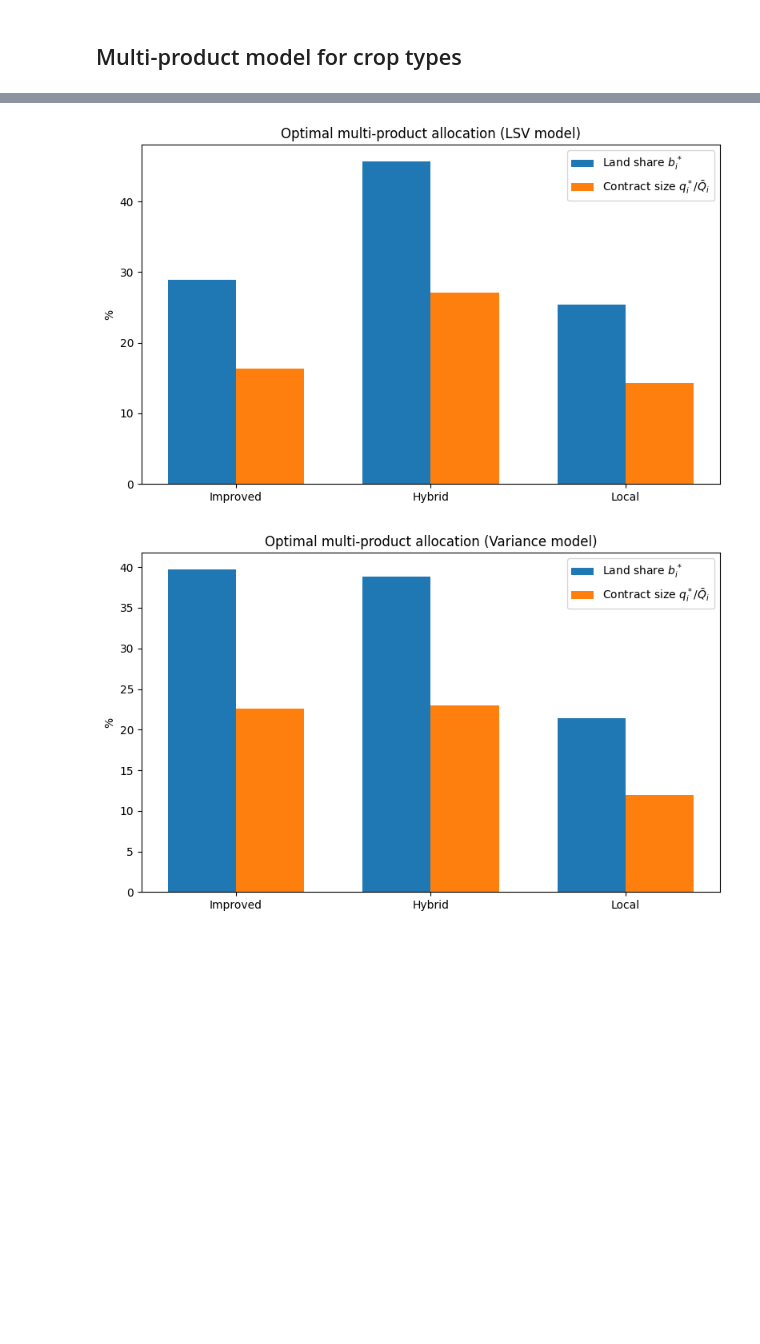
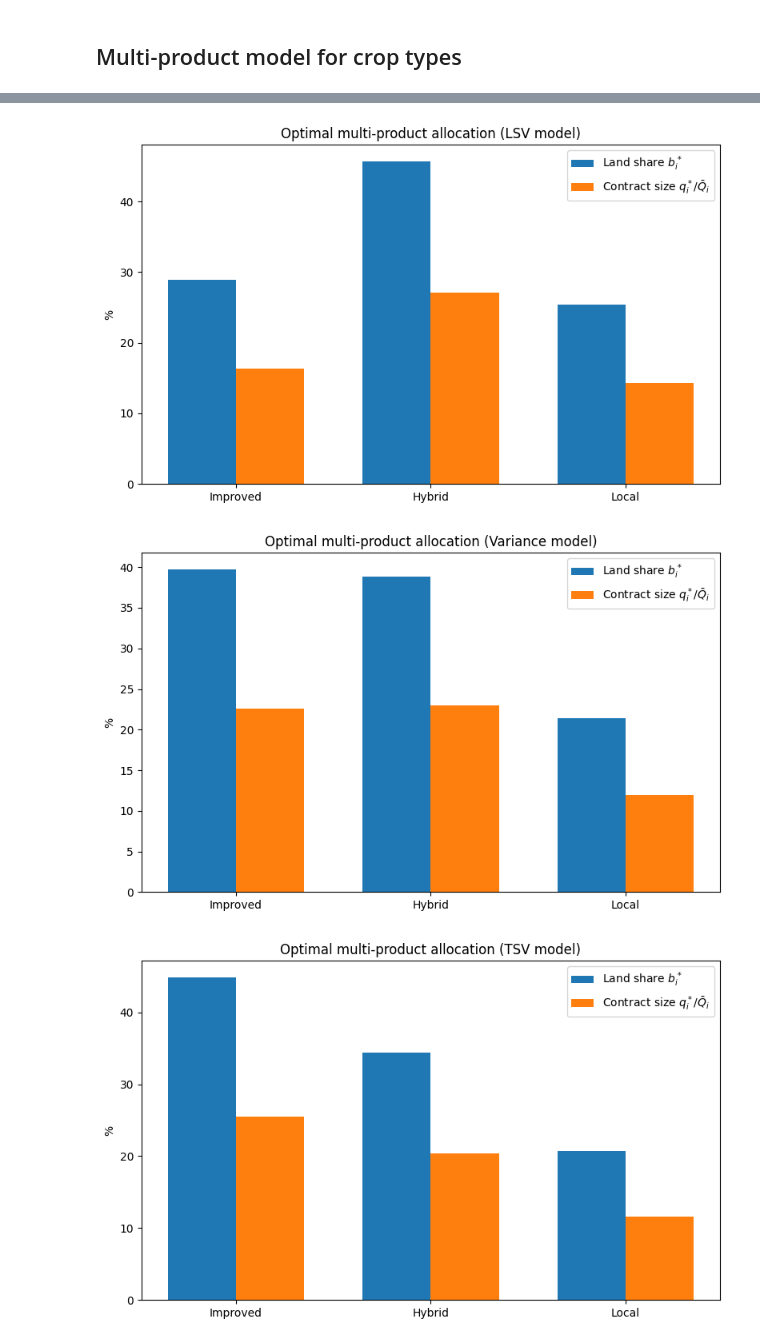
Before and after one commit to LarsonVU/Forward_For_Farmers, a Jupyter notebook: applied_multi_product.ipynb, the cells around one changed output, grey strips where cells are left out. Saved outputs shown, nothing was run; the diff lists cells and outputs as text; code cells hidden in the pictures; blank space fills up the shorter version.

```diff
--- a/applied_multi_product.ipynb
+++ b/applied_multi_product.ipynb
@@ -498,31 +598,40 @@ def plot_multi_product_allocation(b_vec, q_vec, Qbar_vec=None, crop_names=None,
 
        ax.set_ylabel("%")
        ax.set_xticks(x)
        ax.set_xticklabels(crop_names)
        ax.legend(loc="upper right")
        ax.set_title(title)
        plt.tight_layout()
        return fig, ax
 
 
 # Plot LSV solution
 fig_lsv, ax_lsv = plot_multi_product_allocation(
        b_star,
        q_star,
        crop_names=crop_names_multi,
        title="Optimal multi-product allocation (LSV model)",
 )
 
 # Plot variance solution
 fig_var, ax_var = plot_multi_product_allocation(
        b_star_var,
        q_star_var,
        crop_names=crop_names_multi,
        title="Optimal multi-product allocation (Variance model)",
 )
 
+# Plot TSV solution
+fig_tsv, ax_tsv = plot_multi_product_allocation(
+       b_star_tsv,
+       q_star_tsv,
+       crop_names=crop_names_multi,
+       title="Optimal multi-product allocation (TSV model)",
+)
+
 plt.show()
 # %% [output]
 [figure]
 [figure]
+[figure, added]
 # %%
```
Also changed, not shown: parts of 6 cells of this notebook, 1 other file.
